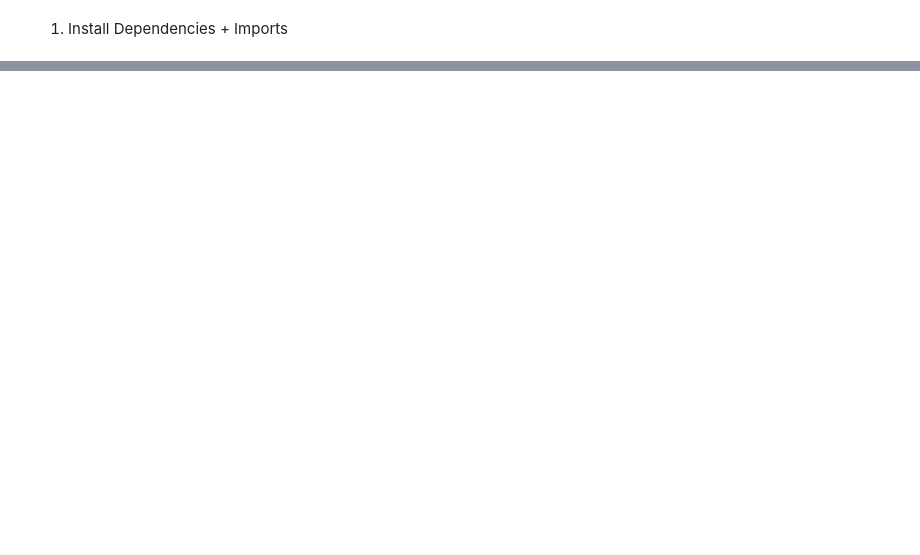
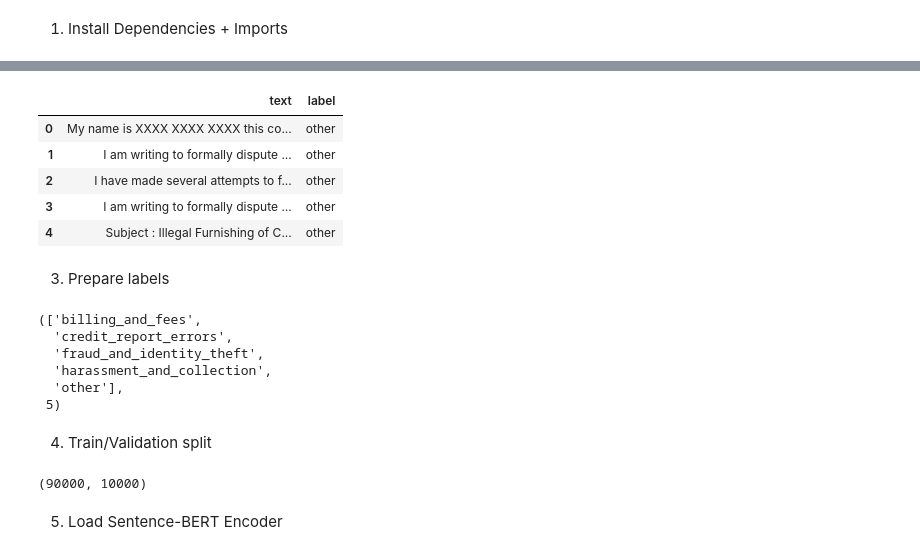
Before and after one commit to diaconumadalina/customer-complaint-intelligence-api, a Jupyter notebook: notebooks/02_train_model.ipynb, the cells around one changed output, grey strips where cells are left out. Cells and saved outputs as stored; diff of their text form; code cells hidden in the pictures; blank space fills up the shorter version.

```diff
--- a/notebooks/02_train_model.ipynb
+++ b/notebooks/02_train_model.ipynb
@@ -44,0 +47,38 @@ TypeError: 'NoneType' object is not subscriptable
+# %%
+df = pd.read_csv("complaints_clean.csv")
+df.head()
+# %% [output]
+|  | text | label |
+| 0 | My name is XXXX XXXX XXXX this co... | other |
+| 1 | I am writing to formally dispute ... | other |
+| 2 | I have made several attempts to f... | other |
+| 3 | I am writing to formally dispute ... | other |
+| 4 | Subject : Illegal Furnishing of C... | other |
+# %% [markdown]
+3. Prepare labels
+# %%
+labels = sorted(df["label"].unique())
+label_to_id = {label: idx for idx, label in enumerate(labels)}
+id_to_label = {idx: label for label, idx in label_to_id.items()}
+
+num_labels = len(labels)
+labels, num_labels
+# %% [output]
+(['billing_and_fees',
+  'credit_report_errors',
+  'fraud_and_identity_theft',
+  'harassment_and_collection',
+  'other'],
+ 5)
+# %% [markdown]
+4. Train/Validation split
+# %%
+train_df, val_df = train_test_split(
+    df, test_size=0.1, stratify=df["label"], random_state=42
+)
+
+len(train_df), len(val_df)
+# %% [output]
+(90000, 10000)
+# %% [markdown]
+5. Load Sentence-BERT Encoder
```
Also changed, not shown: parts of 23 cells of this notebook.
